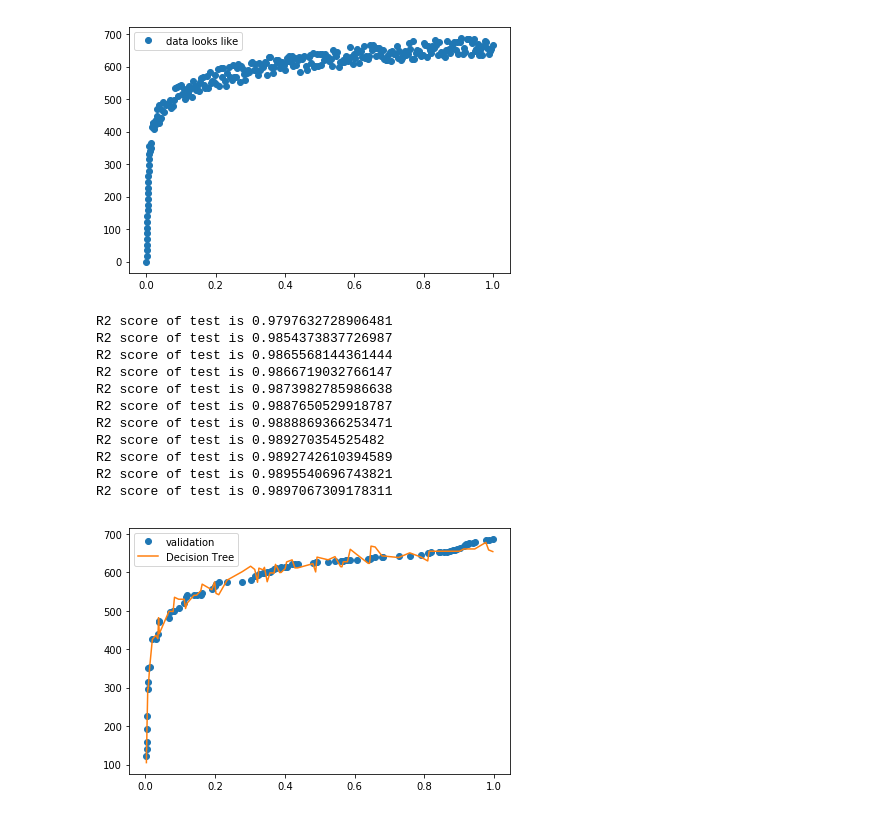
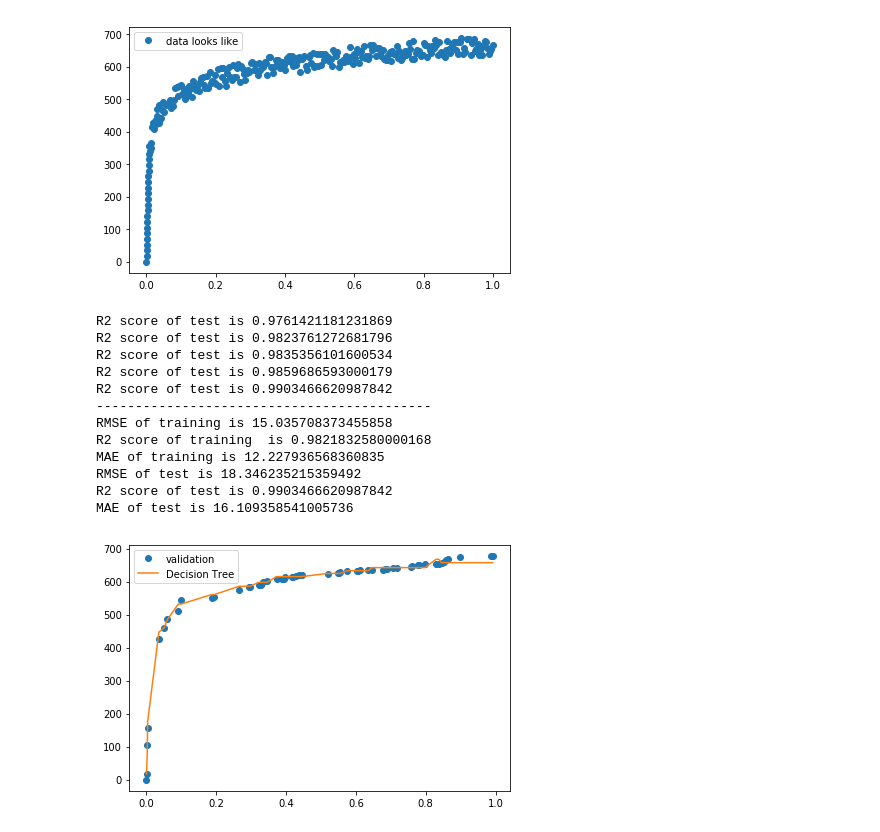
Before and after one commit to nmtuan97/ml_learning, a Jupyter notebook: dt_model.ipynb, the cells around one changed output. Cells and saved outputs as stored; diff of their text form; code cells hidden in the pictures.

```diff
--- a/dt_model.ipynb
+++ b/dt_model.ipynb
@@ -43,7 +28,7 @@ r2_train_ = 0.0
 r2_test_ = 0.0
 max_ = 0
 while r2_test_ < float(r2_):
-    X_train,X_test,y_train,y_test = train_test_split(X,y,test_size = 0.25)
+    X_train,X_test,y_train,y_test = train_test_split(X,y,test_size = 0.2)
 
     dt_reg = DecisionTreeRegressor(max_depth=5)
     dt_reg.fit(X_train, y_train)
@@ -71,34 +56,35 @@ print("RMSE of test is {}".format(rmse_test_))
 print("R2 score of test is {}".format(max_))
 print("MAE of test is {}".format(mae_test_))
 # %% [output]
-R2 score of test is 0.9797632728906481
-R2 score of test is 0.9854373837726987
-R2 score of test is 0.9865568144361444
-R2 score of test is 0.9866719032766147
-R2 score of test is 0.9873982785986638
-R2 score of test is 0.9887650529918787
-R2 score of test is 0.9888869366253471
-R2 score of test is 0.989270354525482
-R2 score of test is 0.9892742610394589
-R2 score of test is 0.9895540696743821
-R2 score of test is 0.9897067309178311
+R2 score of test is 0.9761421181231869
+R2 score of test is 0.9823761272681796
+R2 score of test is 0.9835356101600534
+R2 score of test is 0.9859686593000179
+R2 score of test is 0.9903466620987842
+-------------------------------------------
+RMSE of training is 15.035708373455858
+R2 score of training  is 0.9821832580000168
+MAE of training is 12.227936568360835
+RMSE of test is 18.346235215359492
+R2 score of test is 0.9903466620987842
+MAE of test is 16.109358541005736
 # %%
 # dt_model_ = f"dt_model.pickle"
 # print(f"Save model to file {dt_model_} ... ", end="")
 # pickle.dump(dt_reg, open(dt_model_, "wb"))
 # print("OK")
 
-X_train,X_test,y_train,y_test = train_test_split(X,y,test_size = 0.33)
+X_train,X_test,y_train,y_test = train_test_split(X,y,test_size = 0.2)
 
 X_test = np.sort(X_test, axis=0)
 y_test = np.sort(y_test, axis=0)
 
 y_pred_3 = dt_reg.predict(X_test)
 
 plt.plot(X_test, y_test, 'o', label='validation')
 plt.plot(X_test, y_pred_3, '-', label='Decision Tree')
 plt.legend()
 plt.tight_layout()
 plt.show()
 # %% [output]
-[figure, old version]
+[figure, new version]
```
Also changed, not shown: parts of 4 cells of this notebook, 1 other file.
